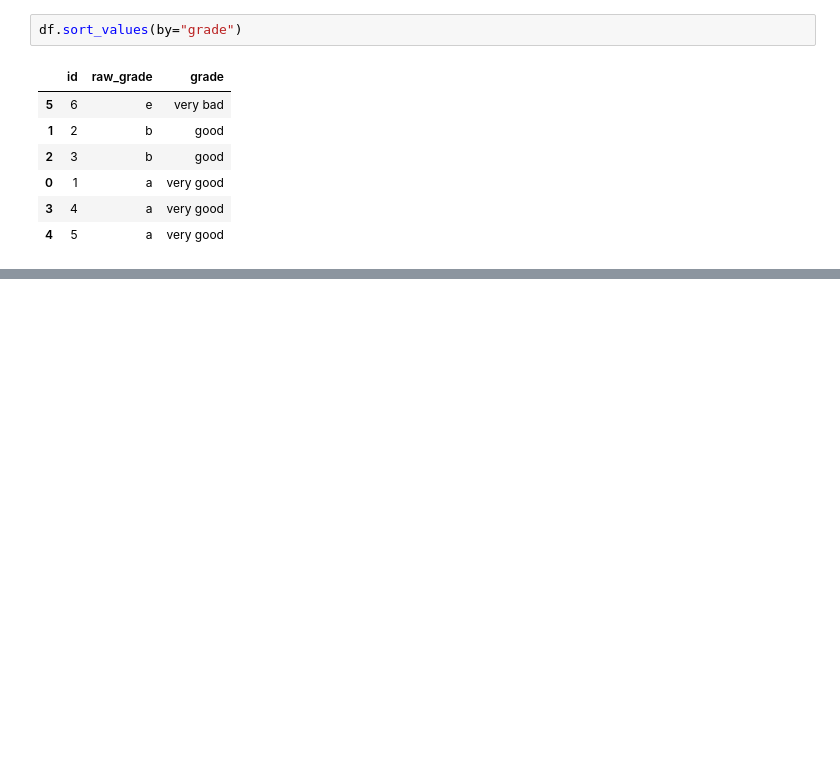
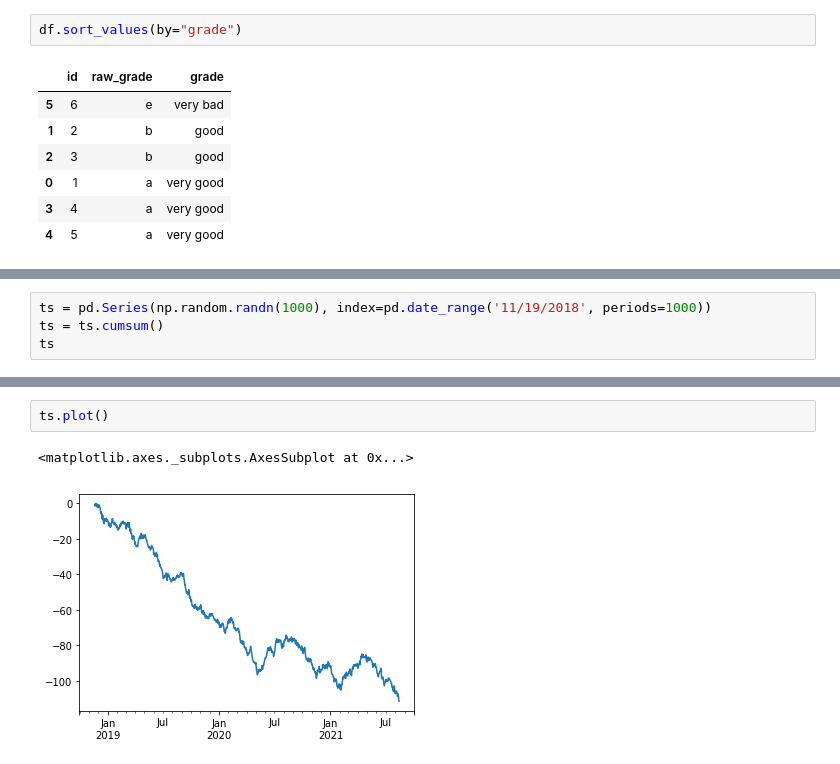
Before and after one commit to zeevikal/data_gov_il_research, a Jupyter notebook: notebooks/pandas_quick_review.ipynb, the cells around one changed output, grey strips where cells are left out. Drawn from its saved outputs; the diff is of its cells as text; blank space fills up the shorter version.

Commit message:
added plotting

```diff
--- a/notebooks/pandas_quick_review.ipynb
+++ b/notebooks/pandas_quick_review.ipynb
@@ -834,0 +847,4 @@ df.sort_values(by="grade")
+# %%
+ts = pd.Series(np.random.randn(1000), index=pd.date_range('11/19/2018', periods=1000))
+ts = ts.cumsum()
+ts
@@ -834,0 +869,5 @@ df.sort_values(by="grade")
+# %%
+ts.plot()
+# %% [output]
+<matplotlib.axes._subplots.AxesSubplot at 0x...>
+[figure, added]
```
Also changed, not shown: parts of 5 cells of this notebook.
